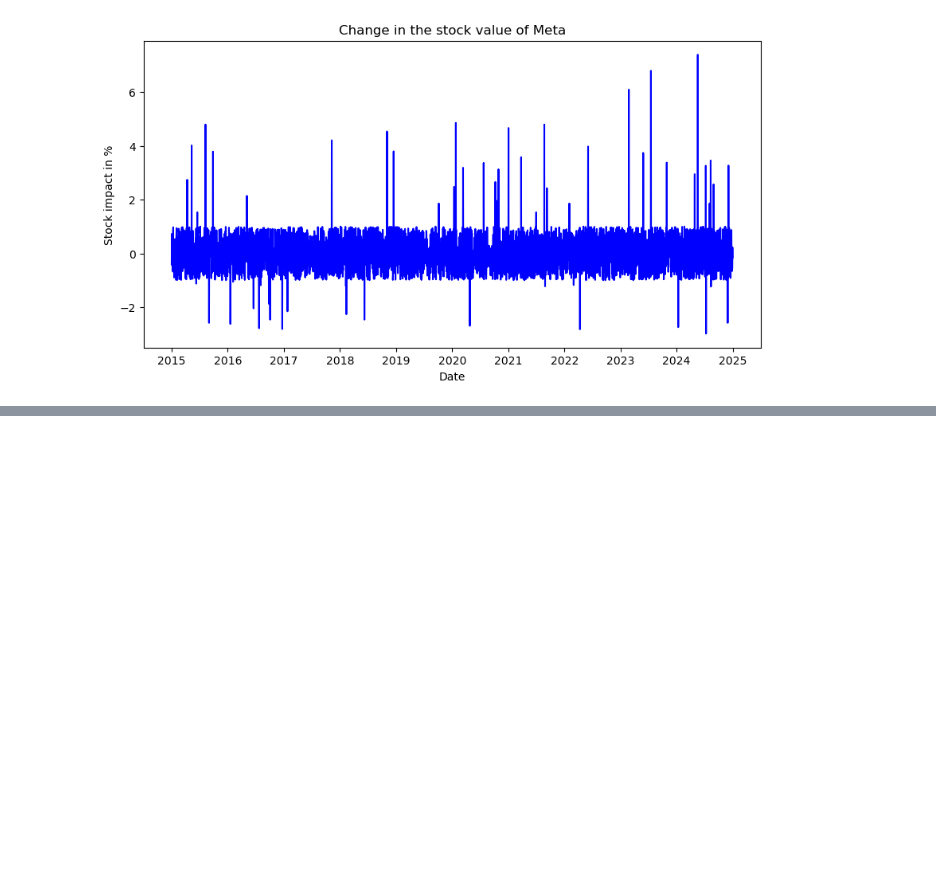
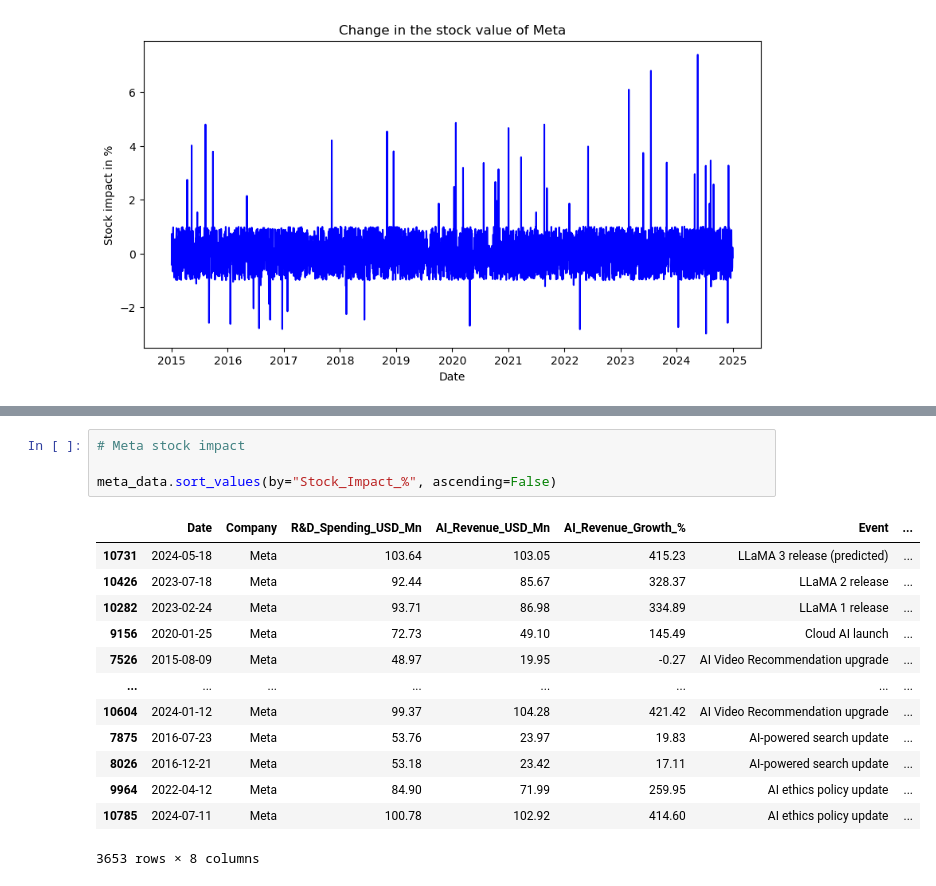
Before and after one commit to abdullahkhan-10/Python-Complete-Course, a Jupyter notebook: Python Projects/Intermediate Projects/3_financial_data.ipynb, the cells around one changed output, grey strips where cells are left out. Cells and saved outputs as stored; diff of their text form; blank space fills up the shorter version.

```diff
--- a/Python Projects/Intermediate Projects/3_financial_data.ipynb
+++ b/Python Projects/Intermediate Projects/3_financial_data.ipynb
@@ -315,0 +366,18 @@ plt.show()
+# %%
+# Meta stock impact
+
+meta_data.sort_values(by="Stock_Impact_%", ascending=False)
+# %% [output]
+|  | Date | Company | R&D_Spending_USD_Mn | AI_Revenue_USD_Mn | AI_Revenue_Growth_% | Event | ... |
+| 10731 | 2024-05-18 | Meta | 103.64 | 103.05 | 415.23 | LLaMA 3 release (predicted) | ... |
+| 10426 | 2023-07-18 | Meta | 92.44 | 85.67 | 328.37 | LLaMA 2 release | ... |
+| 10282 | 2023-02-24 | Meta | 93.71 | 86.98 | 334.89 | LLaMA 1 release | ... |
+| 9156 | 2020-01-25 | Meta | 72.73 | 49.10 | 145.49 | Cloud AI launch | ... |
+| 7526 | 2015-08-09 | Meta | 48.97 | 19.95 | -0.27 | AI Video Recommendation upgrade | ... |
+| ... | ... | ... | ... | ... | ... | ... | ... |
+| 10604 | 2024-01-12 | Meta | 99.37 | 104.28 | 421.42 | AI Video Recommendation upgrade | ... |
+| 7875 | 2016-07-23 | Meta | 53.76 | 23.97 | 19.83 | AI-powered search update | ... |
+| 8026 | 2016-12-21 | Meta | 53.18 | 23.42 | 17.11 | AI-powered search update | ... |
+| 9964 | 2022-04-12 | Meta | 84.90 | 71.99 | 259.95 | AI ethics policy update | ... |
+| 10785 | 2024-07-11 | Meta | 100.78 | 102.92 | 414.60 | AI ethics policy update | ... |
+3653 rows × 8 columns
```
Also changed, not shown: parts of 4 cells of this notebook.
